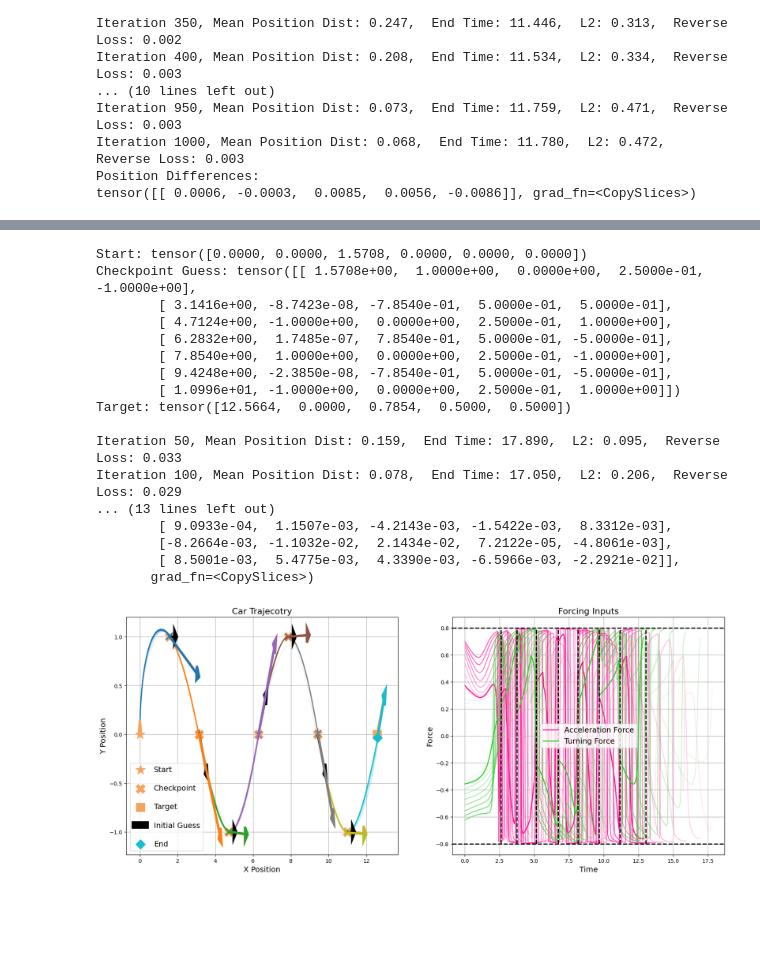
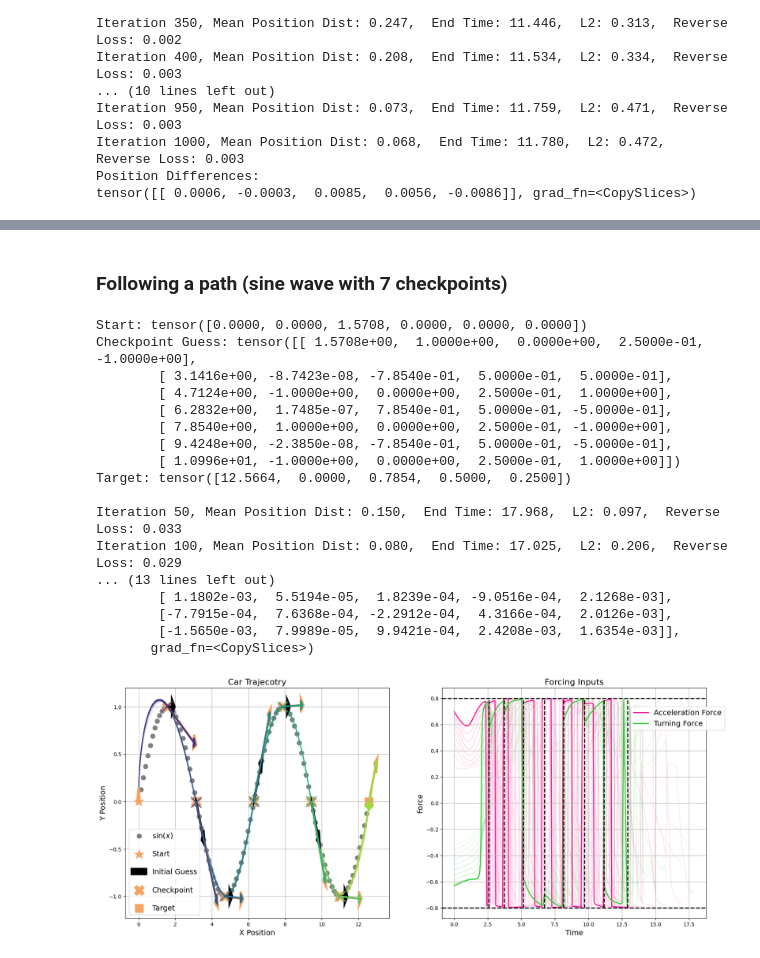
Before and after one commit to kennethwirjadisastra/trajectoryOptimization, a Jupyter notebook: multi_path.ipynb, the cells around one changed output, grey strips where cells are left out. Saved outputs shown, nothing was run; the diff lists cells and outputs as text; code cells hidden in the pictures; blank space fills up the shorter version.

```diff
--- a/multi_path.ipynb
+++ b/multi_path.ipynb
@@ -98,6 +103,12 @@ def multi_loss_fun(Y, T, F, scale=None):
 
 
 def compute_multi_path_autograd(V0, F_logits, target):
+    """
+    Computes entire path given initial position and logits of forcings. Computes loss given target.
+    V0: initial position
+    F_logits: logits of forcing terms
+    target: target position in 5D space
+    """
     V_list = [V0]    # trajectory as a list of position vectors
     F_true = []      # forcing terms as a list of forcing vectors
 
@@ -240,6 +242,13 @@ def optimizeMultiPath(v0, target, F_logits, checkpoint_2d=None, checkpoint_dof=N
     return F_logits, F_true, checkpoint_dof, V_mat, ts_mat, loss_logs
 # %%
 def cat_ts(ts_mat):
+    """
+    Concatenates segment timesteps for each iteration
+    ts_mat: list of lists (n_logs x n_segments)
+            each sublist holds n_segments tensors
+            each tensor holds times for each segment (n_steps+1)
+            may have variable size depending on n_steps for each segment
+    """
     num_logs = len(ts_mat)
     num_segments = len(ts_mat[0])
     total_steps = pt.tensor([len(ts_mat[0][n]) for n in range(num_segments)]).sum() - num_segments
@@ -262,5 +271,11 @@ def cat_ts(ts_mat):
 
 
 def cat_F(F_true):
+    """
+    Concatenates segment forcings for each iteration
+    F_true: list of lists (num_logs x n_segments)
+            each sublist holds n_segments tensors
+            each tensor holds phi, psi, and dt for each segment (n_steps x 3) variable size depending on n_steps
+    """
     return pt.stack([pt.cat(F_true[i]) for i in range(len(F_true))], dim=0)
 # %%
@@ -610,3 +528,0 @@ plt.show()
-# %%
-for i in range(len(pt.stack([pt.arange(np.pi/2, 4*np.pi, np.pi/2), pt.sin(pt.arange(np.pi/2, 4*np.pi, np.pi/2))], axis=1))):
-    plt.scatter(*pt.stack([pt.arange(np.pi/2, 4*np.pi, np.pi/2), pt.sin(pt.arange(np.pi/2, 4*np.pi, np.pi/2))], axis=1)[i])
@@ -619,10 +731,12 @@ len(checkpoint_2d)
+# %% [markdown]
+### Following a path (sine wave with 7 checkpoints)
 # %%
 v0 = pt.tensor([0, 0, np.pi/2, 0, 0, 0])
 
 # sine
 checkpoint_2d = pt.stack([pt.arange(np.pi/2, 4*np.pi, np.pi/2), pt.sin(pt.arange(np.pi/2, 4*np.pi, np.pi/2))], axis=1)
 
-target = pt.tensor([4*np.pi, 0, np.pi/4, 0.5, 0.5])
+target = pt.tensor([4*np.pi, 0, np.pi/4, 0.5, 0.25])
 n_steps = pt.tensor([32] + 7*[24])
 
 checkpoint_dof_init = pt.tensor([[0, 0.25, -1],
@@ -645,6 +759,7 @@ print(f'Start: {v0.detach()}\n' +
 F_logits, F_true, checkpoint_dof, V_mat, ts_mat, loss_logs = optimizeMultiPath(v0, target, F_logits,
                                                                                checkpoint_2d=checkpoint_2d,
                                                                                checkpoint_dof=checkpoint_dof,
+                                                                               #plot_freq=10,
                                                                                iters=500)
 
 segment_start = pt.cat([checkpoint_2d, checkpoint_dof], dim=1)
@@ -664,23 +779,35 @@ Checkpoint Guess: tensor([[ 1.5708e+00,  1.0000e+00,  0.0000e+00,  2.5000e-01, -
         [ 7.8540e+00,  1.0000e+00,  0.0000e+00,  2.5000e-01, -1.0000e+00],
         [ 9.4248e+00, -2.3850e-08, -7.8540e-01,  5.0000e-01, -5.0000e-01],
         [ 1.0996e+01, -1.0000e+00,  0.0000e+00,  2.5000e-01,  1.0000e+00]])
-Target: tensor([12.5664,  0.0000,  0.7854,  0.5000,  0.5000])
+Target: tensor([12.5664,  0.0000,  0.7854,  0.5000,  0.2500])
 
-Iteration 50, Mean Position Dist: 0.159,  End Time: 17.890,  L2: 0.095,  Reverse Loss: 0.033
-Iteration 100, Mean Position Dist: 0.078,  End Time: 17.050,  L2: 0.206,  Reverse Loss: 0.029
+Iteration 50, Mean Position Dist: 0.150,  End Time: 17.968,  L2: 0.097,  Reverse Loss: 0.033
+Iteration 100, Mean Position Dist: 0.080,  End Time: 17.025,  L2: 0.206,  Reverse Loss: 0.029
 ... (13 lines left out)
-        [ 9.0933e-04,  1.1507e-03, -4.2143e-03, -1.5422e-03,  8.3312e-03],
-        [-8.2664e-03, -1.1032e-02,  2.1434e-02,  7.2122e-05, -4.8061e-03],
-        [ 8.5001e-03,  5.4775e-03,  4.3390e-03, -6.5966e-03, -2.2921e-02]],
+        [ 1.1802e-03,  5.5194e-05,  1.8239e-04, -9.0516e-04,  2.1268e-03],
+        [-7.7915e-04,  7.6368e-04, -2.2912e-04,  4.3166e-04,  2.0126e-03],
+        [-1.5650e-03,  7.9989e-05,  9.9421e-04,  2.4208e-03,  1.6354e-03]],
        grad_fn=<CopySlices>)
 # %%
 ts_cat = cat_ts(ts_mat)
 F_cat = cat_F(F_true)
 
-fig, (ax1, ax2) = plt.subplots(nrows=1, ncols=2, figsize=(20,8))
 
-plot_traj(V_mat, target, checkpoint_2d=checkpoint_2d, checkpoint_dof=checkpoint_dof, dof_init=checkpoint_dof_init, ax=ax1)
-plot_forcing(F_cat, ts_cat, n_steps, ax=ax2)
+fig, (ax1, ax2) = plt.subplots(nrows=1, ncols=2, figsize=(20, 8))
+#fig, (ax1, ax2) = plt.subplots(nrows=2, ncols=1, figsize=(12, 16))
+
+x=np.linspace(0,4*np.pi, 100)
+
+ax1.scatter(x, np.sin(x), marker='.', s=300, color='grey', zorder=0, label=r'$\sin(x)$')
+
+plot_traj(V_mat, target,
+          checkpoint_2d=checkpoint_2d, checkpoint_dof=checkpoint_dof,
+          dof_init=checkpoint_dof_init, ax=ax1, vmin=0.15, vmax=0.85)
+
+alphas = np.linspace(0.1, 0.25, num=len(ts_cat))
+alphas[-1] = 1
+plot_forcing(F_cat, ts_cat, n_steps, ax=ax2, alphas=alphas)
+ax2.legend(bbox_to_anchor=(0.7,0.8), fontsize=14)
 plt.show()
 # %% [output]
-[figure, old version]
+[figure, new version]
```
Also changed, not shown: parts of 28 cells of this notebook.
